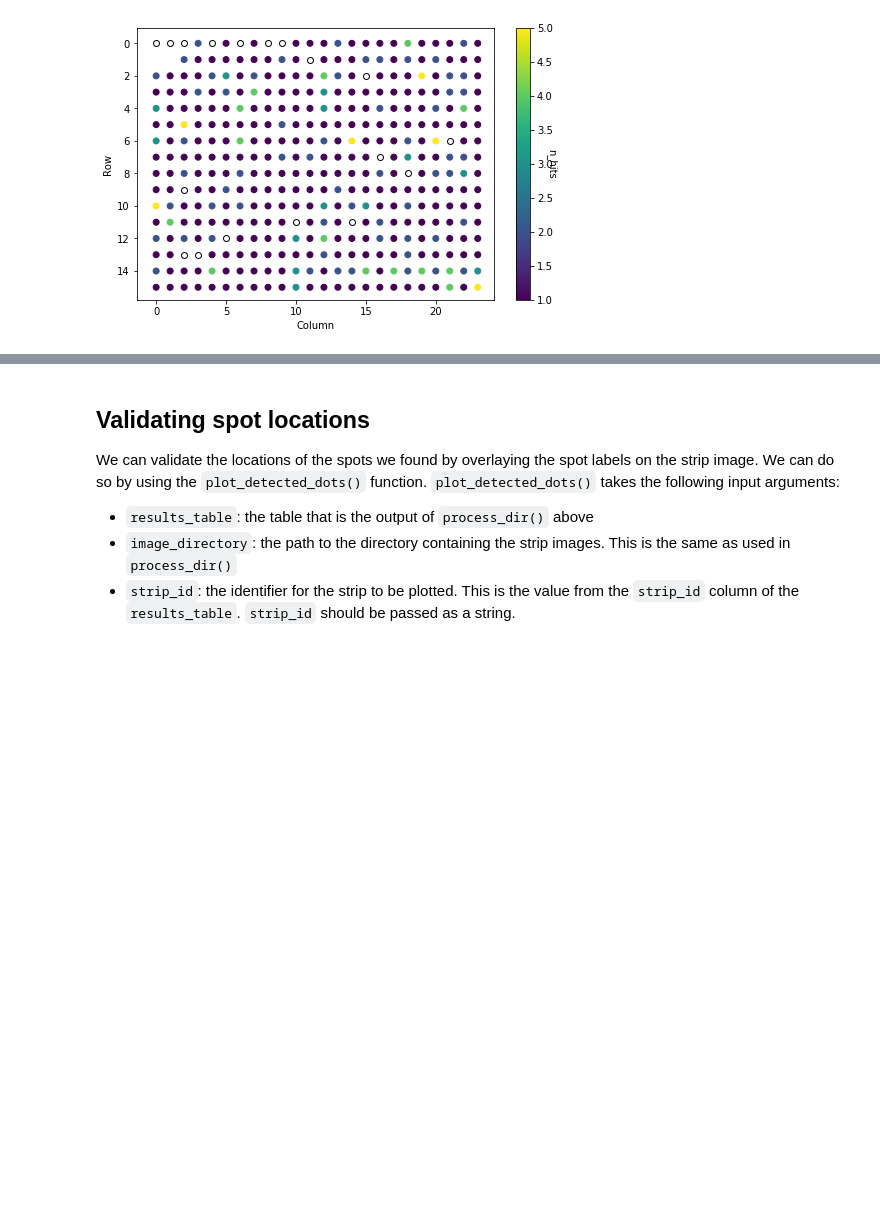
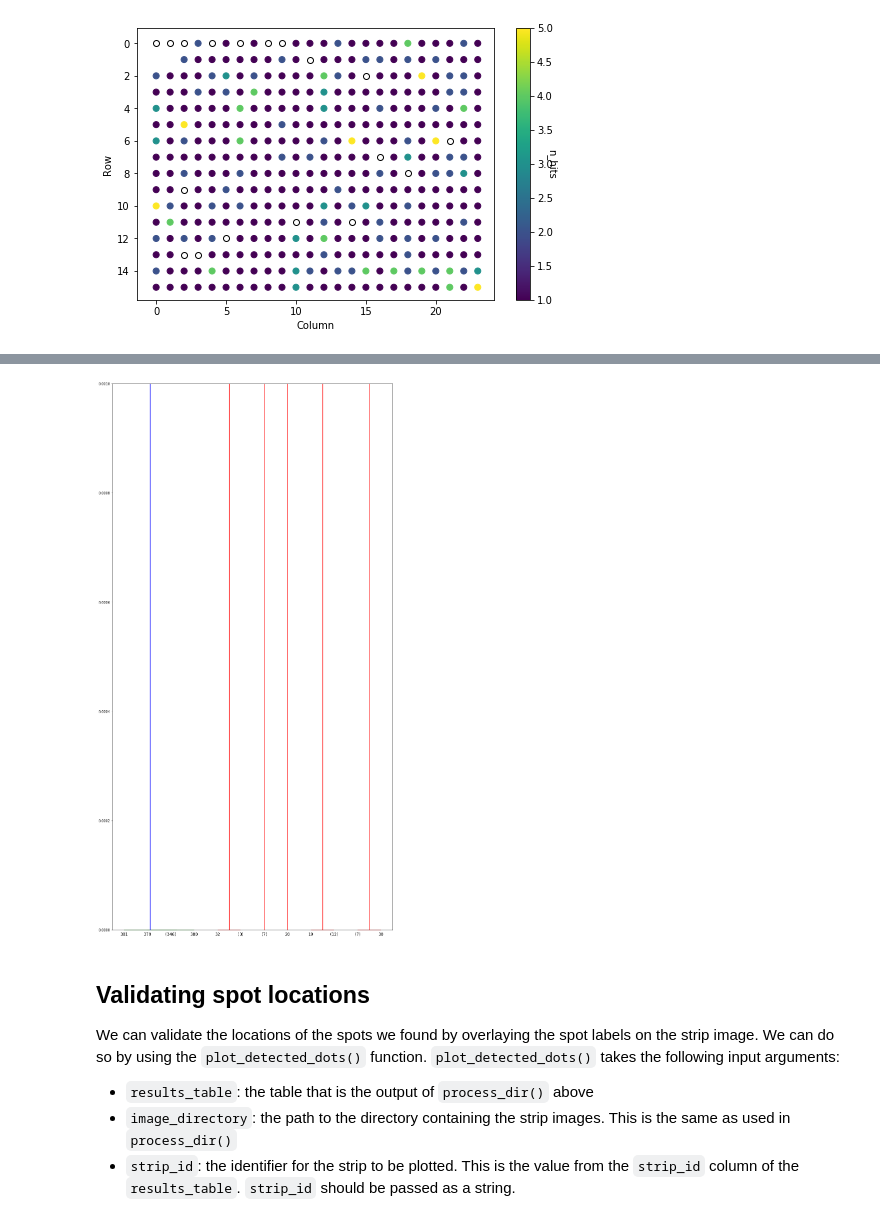
Before and after one commit to czbiohub/dotblotr, a Jupyter notebook: examples/multi_file_example.ipynb, the cells around one changed output, grey strips where cells are left out. Saved outputs shown, nothing was run; the diff lists cells and outputs as text; code cells hidden in the pictures; blank space fills up the shorter version.

```diff
--- a/examples/multi_file_example.ipynb
+++ b/examples/multi_file_example.ipynb
@@ -111,3 +252,49 @@ plot_hit_counts(hit_dfs[0]);
+# %%
+import numpy as np
+from scipy.cluster.hierarchy import linkage, dendrogram
+
+sort_by = ['n_hits', 'dot_name']
+hit_table = hit_tables[0]
+
+hit_table.sort_values(by=sort_by, axis=0, inplace=True, ascending=False)
+
+# get the number of dot names
+n_dots = len(hit_table['dot_name'].unique())
+
+# get the list of strip ids
+strip_ids = results_table['strip_id'].unique()
+n_strips = len(strip_ids)
+strip_id_map ={strip_id: i  for i, strip_id in enumerate(unique_strip_ids)}
+
+reindexed_hits = hit_table[hit_table.n_hits>2]
+reindexed_hits.reset_index(drop=True, inplace=True)
+
+
+expression_patterns = np.zeros((n_dots, n_strips))
+flagged_dots = []
+dot_names = []
+# make the list of patient expression patterns
+for i, row in reindexed_hits.iterrows():
+    dot_name = row['dot_name']
+    dot_names.append(dot_name)
+    dot_results = results_table.loc[results_table['dot_name'] == dot_name]
+    for strip_id, j in strip_id_map.items():
+        hit = dot_results.loc[dot_results['strip_id'] == strip_id].pos_hit.values
+        if len(hit) > 0:
+            if hit:
+                expression_patterns[i, j] = 1
+        else:
+            flagged_dots.append((dot_name, strip_id))
+
+
+z = linkage(expression_patterns, metric='hamming', method='complete', optimal_ordering=True)
+# %%
+f, ax = plt.subplots(figsize=(15, 30))
+dendrogram(z, truncate_mode='level', p=3,);
+
+ax.set_ylim((0, 0.001));
+# %% [output]
+[figure, added]
 # %% [markdown]
 ## Validating spot locations
 We can validate the locations of the spots we found by overlaying the spot labels on the strip image. We can do so by using the `plot_detected_dots()` function. `plot_detected_dots()` takes the following input arguments:
```
Also changed, not shown: parts of 8 cells of this notebook, 4 other files.
